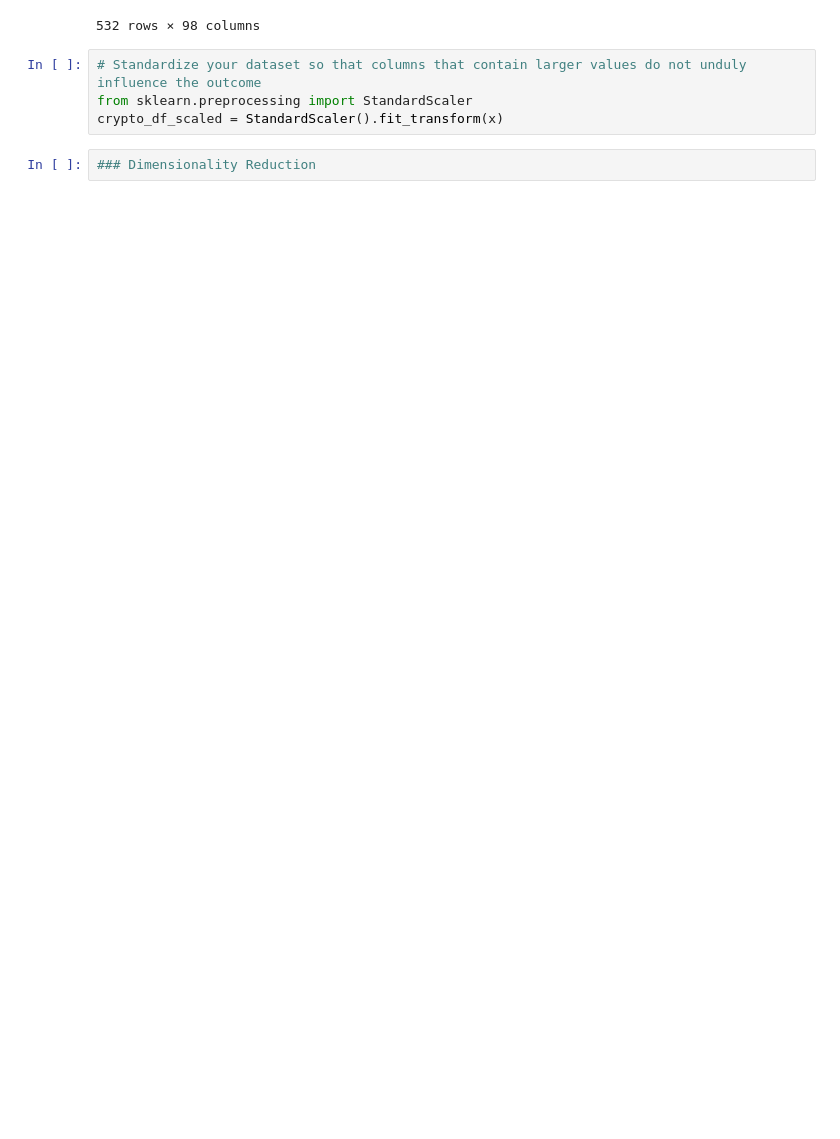
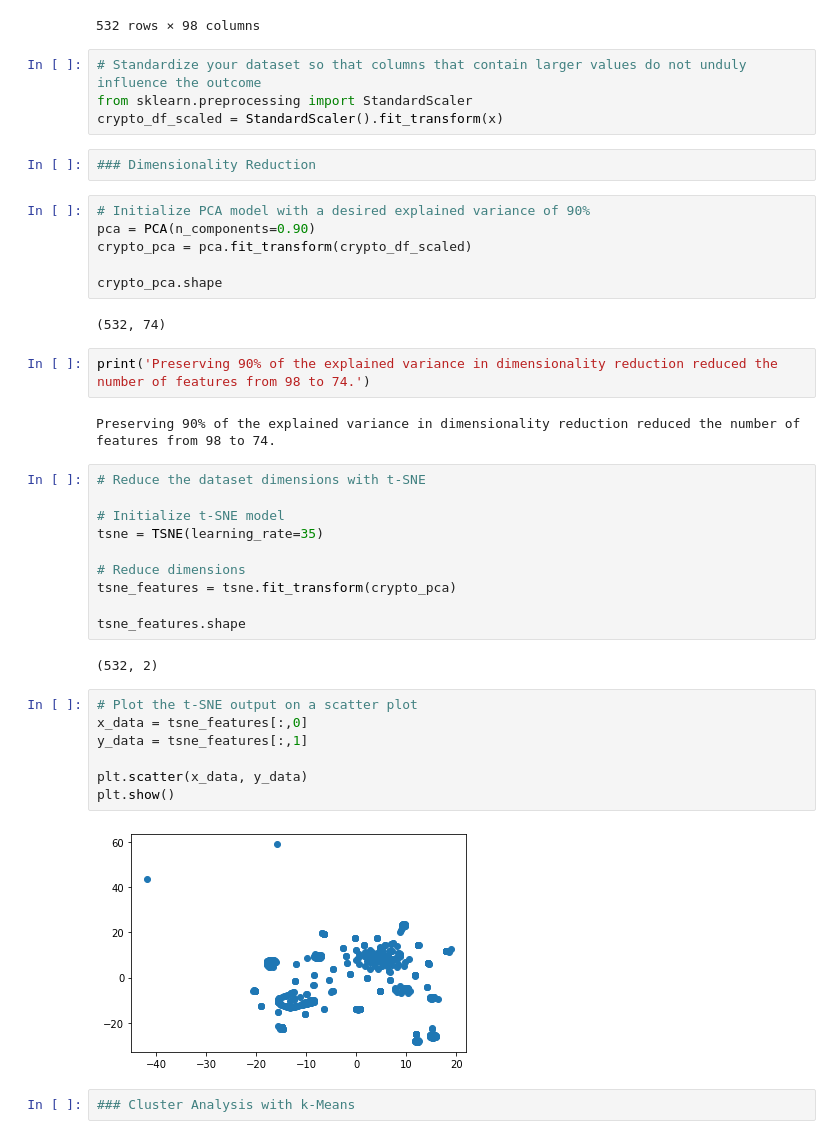
Before and after one commit to kevogil/cryptocurrency-clusters, a Jupyter notebook: main.ipynb, the cells around one changed output. Cells and saved outputs as stored; diff of their text form; blank space fills up the shorter version.

```diff
--- a/main.ipynb
+++ b/main.ipynb
@@ -90,3 +90,38 @@ from sklearn.preprocessing import StandardScaler
 crypto_df_scaled = StandardScaler().fit_transform(x)
 # %%
 ### Dimensionality Reduction
+# %%
+# Initialize PCA model with a desired explained variance of 90%
+pca = PCA(n_components=0.90)
+crypto_pca = pca.fit_transform(crypto_df_scaled)
+
+crypto_pca.shape
+# %% [output]
+(532, 74)
+# %%
+print('Preserving 90% of the explained variance in dimensionality reduction reduced the number of features from 98 to 74.')
+# %% [output]
+Preserving 90% of the explained variance in dimensionality reduction reduced the number of features from 98 to 74.
+# %%
+# Reduce the dataset dimensions with t-SNE
+
+# Initialize t-SNE model
+tsne = TSNE(learning_rate=35)
+
+# Reduce dimensions
+tsne_features = tsne.fit_transform(crypto_pca)
+
+tsne_features.shape
+# %% [output]
+(532, 2)
+# %%
+# Plot the t-SNE output on a scatter plot
+x_data = tsne_features[:,0]
+y_data = tsne_features[:,1]
+
+plt.scatter(x_data, y_data)
+plt.show()
+# %% [output]
+[figure, added]
+# %%
+### Cluster Analysis with k-Means
```
